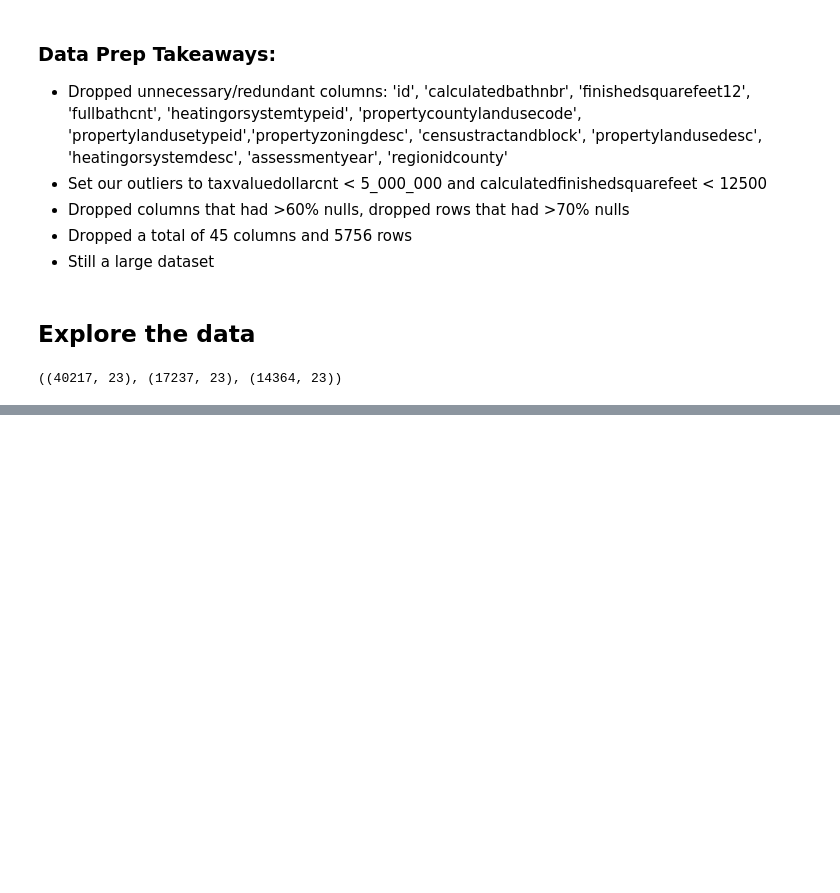
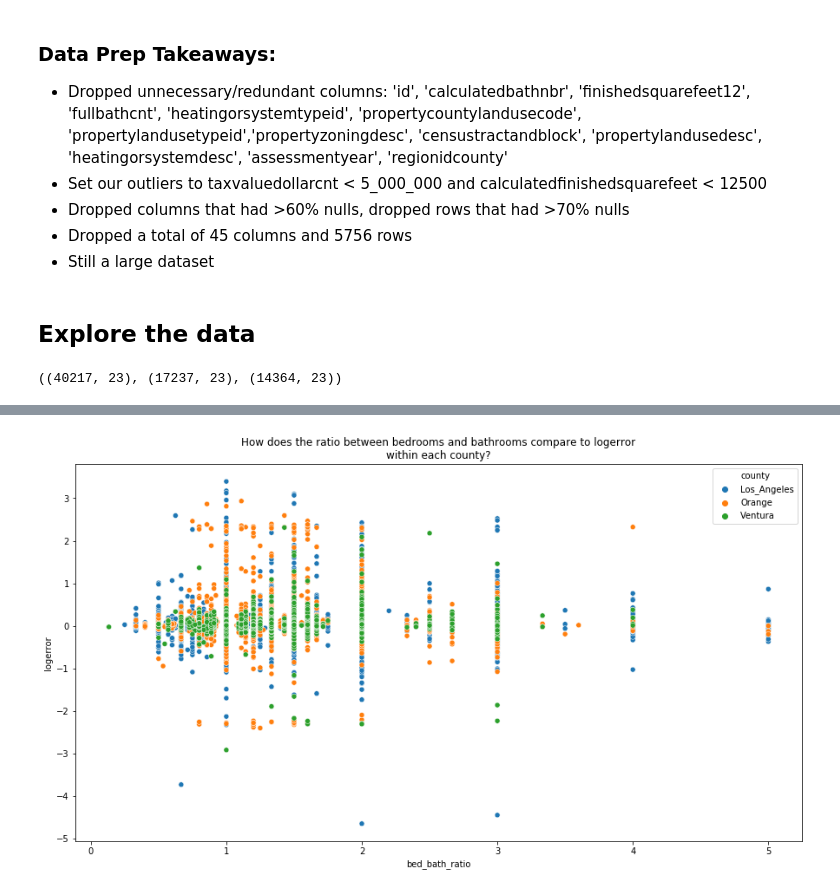
Before and after one commit to SKG-ZillowClusteringProject/zillow_clustering_project, a Jupyter notebook: SKG_Final_Notebook.ipynb, the cells around one changed output, grey strips where cells are left out. Cells and saved outputs as stored; diff of their text form; code cells hidden in the pictures; blank space fills up the shorter version.

```diff
--- a/SKG_Final_Notebook.ipynb
+++ b/SKG_Final_Notebook.ipynb
@@ -132,0 +224,10 @@ train.shape, validate.shape, test.shape
+# %%
+# Scatterplot to visualize how the bed/bath ratio affects the logerror per county
+
+plt.rcParams['figure.figsize'] = (15.0, 8.0)
+sns.scatterplot(x='bed_bath_ratio', y='logerror',
+               data=df, hue='county')
+plt.title("How does the ratio between bedrooms and bathrooms compare to logerror\nwithin each county?")
+plt.show()
+# %% [output]
+[figure, added]
```
Also changed, not shown: parts of 10 cells of this notebook.
